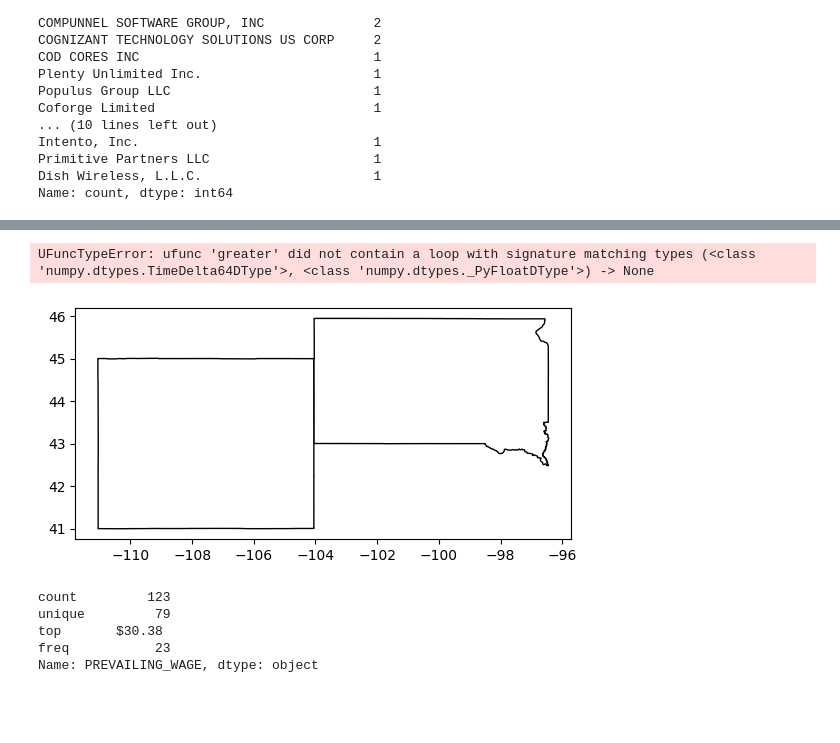
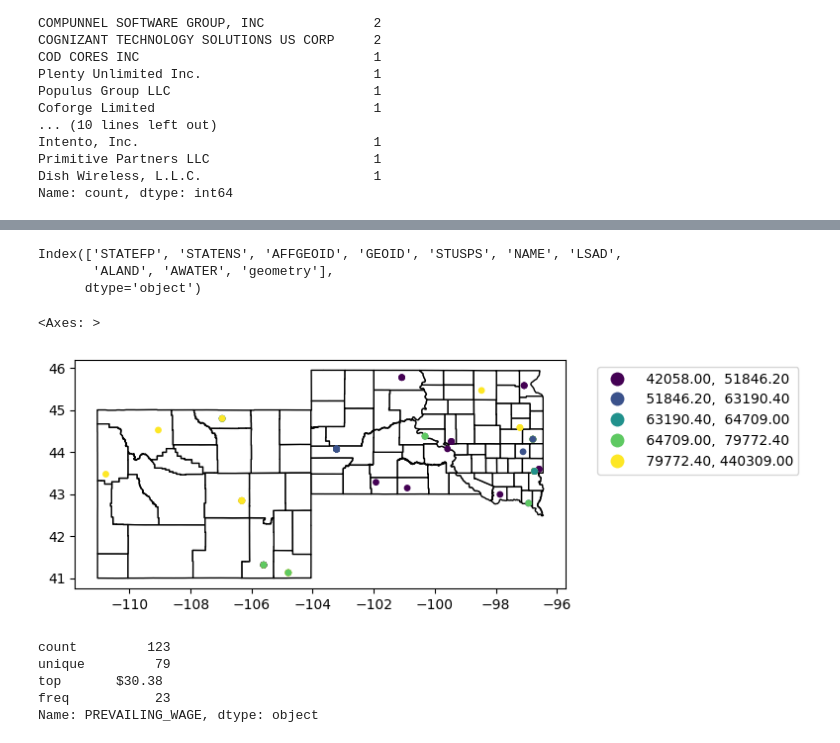
Before and after one commit to PBhandare/unit-3, a Jupyter notebook: data/H1BExploration.ipynb, the cells around one changed output, grey strips where cells are left out. Saved outputs shown, nothing was run; the diff lists cells and outputs as text; code cells hidden in the pictures; blank space fills up the shorter version.

Commit message:
Major Data Engineering Steps Completed

```diff
--- a/data/H1BExploration.ipynb
+++ b/data/H1BExploration.ipynb
@@ -1069,0 +1458,4 @@ Name: count, dtype: int64
+# %%
+americanCountiesPath = r"C:\Users\eagle\OneDrive\Documents\Data\cb_2018_us_county_500k\cb_2018_us_county_500k.shp"
+
+americanCounties = gpd.read_file(americanCountiesPath)
@@ -1070,16 +1471,27 @@ Name: count, dtype: int64
+# %%
+americanStates.columns
+# %% [output]
+Index(['STATEFP', 'STATENS', 'AFFGEOID', 'GEOID', 'STUSPS', 'NAME', 'LSAD',
+       'ALAND', 'AWATER', 'geometry'],
+      dtype='object')
 # %%
-import mapclassify
+#ax = americanStates[americanStates["STUSPS"].isin(["SD", "WY"])].plot(color="white", edgecolor="black")
 
-ax = americanStates[americanStates["STUSPS"].isin(["SD", "WY"])].plot(color="white", edgecolor="black")
-gdf.plot(column = "duration",
-         ax=ax,
-         markersize=15,
-         legend = True,
-         scheme = "quantiles",
-         k = 5)
+ax = americanCounties[americanCounties["STATEFP"].isin(["46", "56"])].plot(color = "white", edgecolor = "black")
+
+gdf.plot(column = "wage_annual",
+    ax=ax,
+    markersize=15,
+    legend = True,
+    scheme = "quantiles",
+    k = 5,
+    legend_kwds={
+        "loc": "upper left",
+        "bbox_to_anchor": (1.05, 1)
+})
 # %% [output]
-UFuncTypeError: ufunc 'greater' did not contain a loop with signature matching types (<class 'numpy.dtypes.TimeDelta64DType'>, <class 'numpy.dtypes._PyFloatDType'>) -> None
+<Axes: >
-[figure, old version]
+[figure, new version]
 # %%
 WYSDApplicantsGeo["PREVAILING_WAGE"].describe()
 # %% [output]
```
Also changed, not shown: parts of 36 cells of this notebook, 6 other files.
